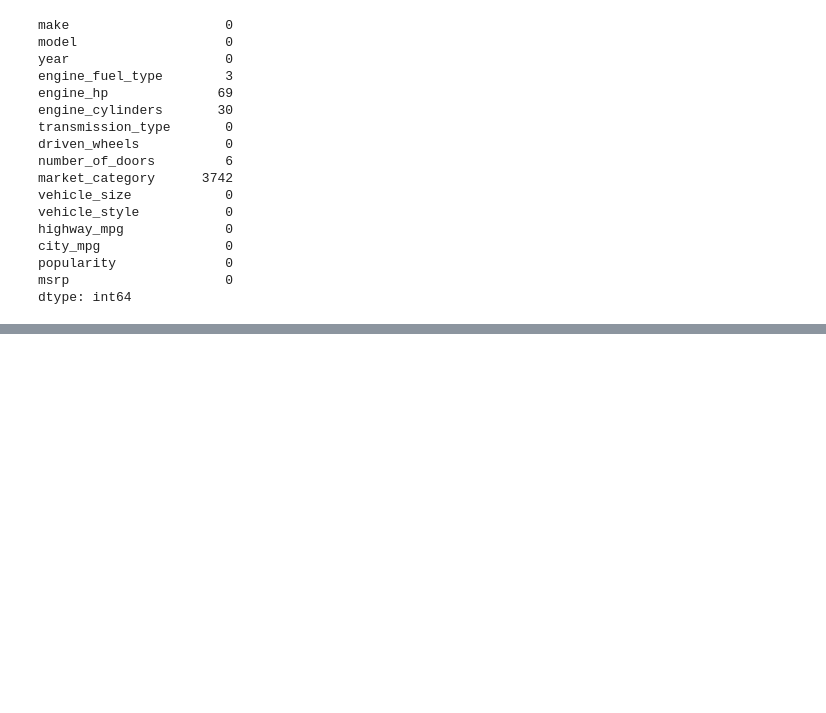
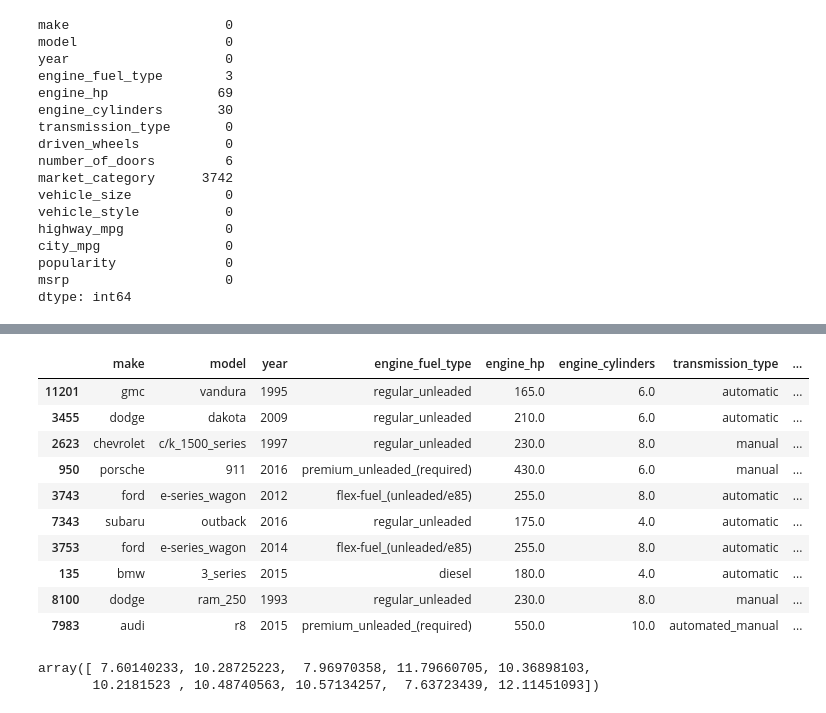
Before and after one commit to piotrswiecik/mlzoomcamp, a Jupyter notebook: various/cars_regression.ipynb, the cells around one changed output, grey strips where cells are left out. Saved outputs shown, nothing was run; the diff lists cells and outputs as text; code cells hidden in the pictures; blank space fills up the shorter version.

```diff
--- a/various/cars_regression.ipynb
+++ b/various/cars_regression.ipynb
@@ -178,0 +257,27 @@ dtype: int64
+# %%
+y_train = np.log1p(X_train.msrp.values)
+y_val = np.log1p(X_val.msrp.values)
+y_test = np.log1p(X_test.msrp.values)
+
+del X_train["msrp"]
+del X_val["msrp"]
+del X_test["msrp"]
+
+X_train.head(10)
+# %% [output]
+|  | make | model | year | engine_fuel_type | engine_hp | engine_cylinders | transmission_type | ... |
+| 11201 | gmc | vandura | 1995 | regular_unleaded | 165.0 | 6.0 | automatic | ... |
+| 3455 | dodge | dakota | 2009 | regular_unleaded | 210.0 | 6.0 | automatic | ... |
+| 2623 | chevrolet | c/k_1500_series | 1997 | regular_unleaded | 230.0 | 8.0 | manual | ... |
+| 950 | porsche | 911 | 2016 | premium_unleaded_(required) | 430.0 | 6.0 | manual | ... |
+| 3743 | ford | e-series_wagon | 2012 | flex-fuel_(unleaded/e85) | 255.0 | 8.0 | automatic | ... |
+| 7343 | subaru | outback | 2016 | regular_unleaded | 175.0 | 4.0 | automatic | ... |
+| 3753 | ford | e-series_wagon | 2014 | flex-fuel_(unleaded/e85) | 255.0 | 8.0 | automatic | ... |
+| 135 | bmw | 3_series | 2015 | diesel | 180.0 | 4.0 | automatic | ... |
+| 8100 | dodge | ram_250 | 1993 | regular_unleaded | 230.0 | 8.0 | manual | ... |
+| 7983 | audi | r8 | 2015 | premium_unleaded_(required) | 550.0 | 10.0 | automated_manual | ... |
+# %%
+y_train[:10]
+# %% [output]
+array([ 7.60140233, 10.28725223,  7.96970358, 11.79660705, 10.36898103,
+       10.2181523 , 10.48740563, 10.57134257,  7.63723439, 12.11451093])
```
Also changed, not shown: parts of 5 cells of this notebook.
